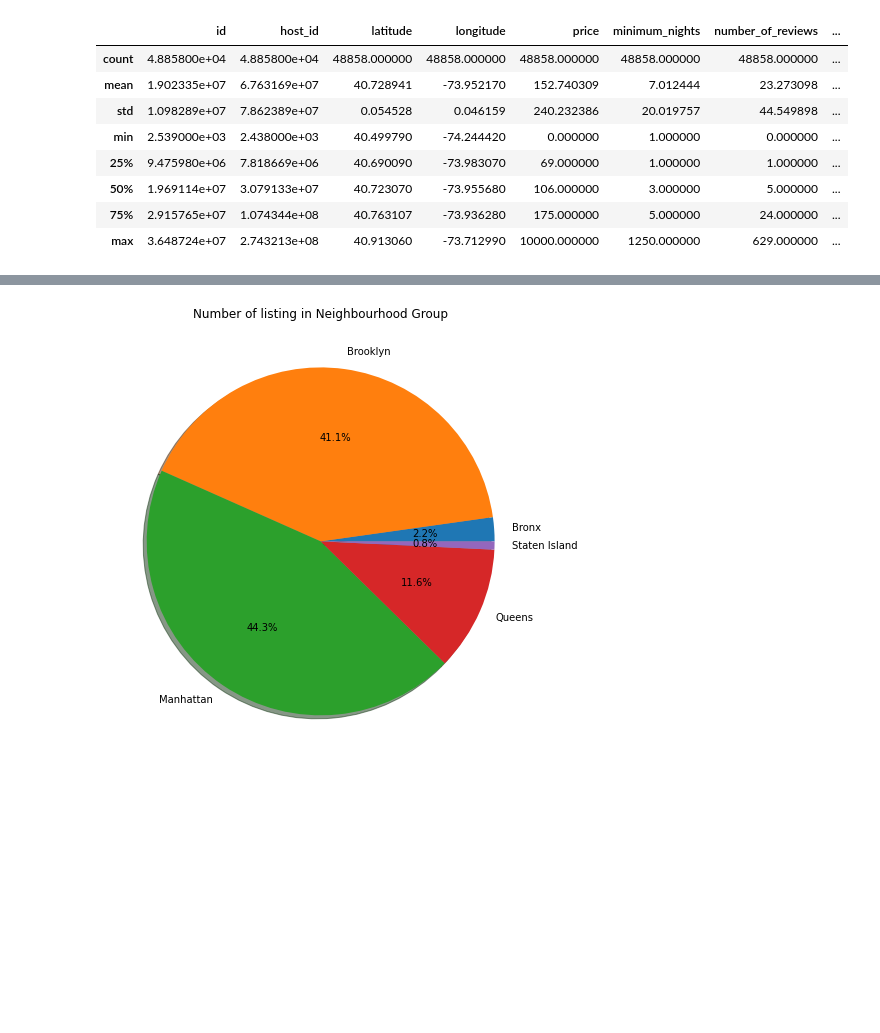
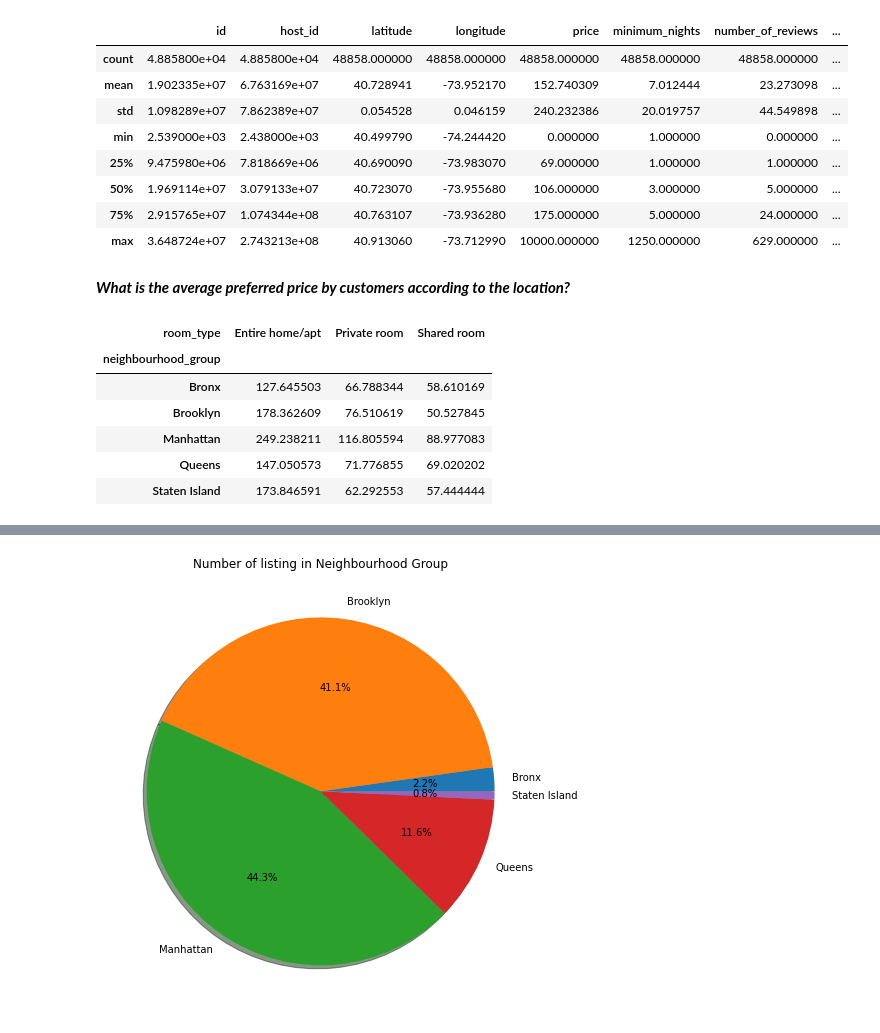
Before and after one commit to Bhoomikadayal/Cohort-Chario-EDA-Capstone-Project, a Jupyter notebook: Copy_of_Airbnb_Bookings_Analysis_Capstone_Project.ipynb, the cells around one changed output, grey strips where cells are left out. Cells and saved outputs as stored; diff of their text form; code cells hidden in the pictures; blank space fills up the shorter version.

```diff
--- a/Copy_of_Airbnb_Bookings_Analysis_Capstone_Project.ipynb
+++ b/Copy_of_Airbnb_Bookings_Analysis_Capstone_Project.ipynb
@@ -193,3 +227,17 @@ df.describe() # Getting the basic statistics analysis of the all the data
 | 50% | 1.969114e+07 | 3.079133e+07 | 40.723070 | -73.955680 | 106.000000 | 3.000000 | 5.000000 | ... |
 | 75% | 2.915765e+07 | 1.074344e+08 | 40.763107 | -73.936280 | 175.000000 | 5.000000 | 24.000000 | ... |
 | max | 3.648724e+07 | 2.743213e+08 | 40.913060 | -73.712990 | 10000.000000 | 1250.000000 | 629.000000 | ... |
+# %% [markdown]
+***What is the average preferred price by customers according to the location?***
+# %%
+# Unstack the group by information for plot the graph
+avg_preffered_price_df = df.groupby(['neighbourhood_group','room_type'])['price'].mean().unstack()
+avg_preffered_price_df
+# %% [output]
+| room_type | Entire home/apt | Private room | Shared room |
+| neighbourhood_group |  |  |  |
+| Bronx | 127.645503 | 66.788344 | 58.610169 |
+| Brooklyn | 178.362609 | 76.510619 | 50.527845 |
+| Manhattan | 249.238211 | 116.805594 | 88.977083 |
+| Queens | 147.050573 | 71.776855 | 69.020202 |
+| Staten Island | 173.846591 | 62.292553 | 57.444444 |
```
Also changed, not shown: parts of 14 cells of this notebook.
